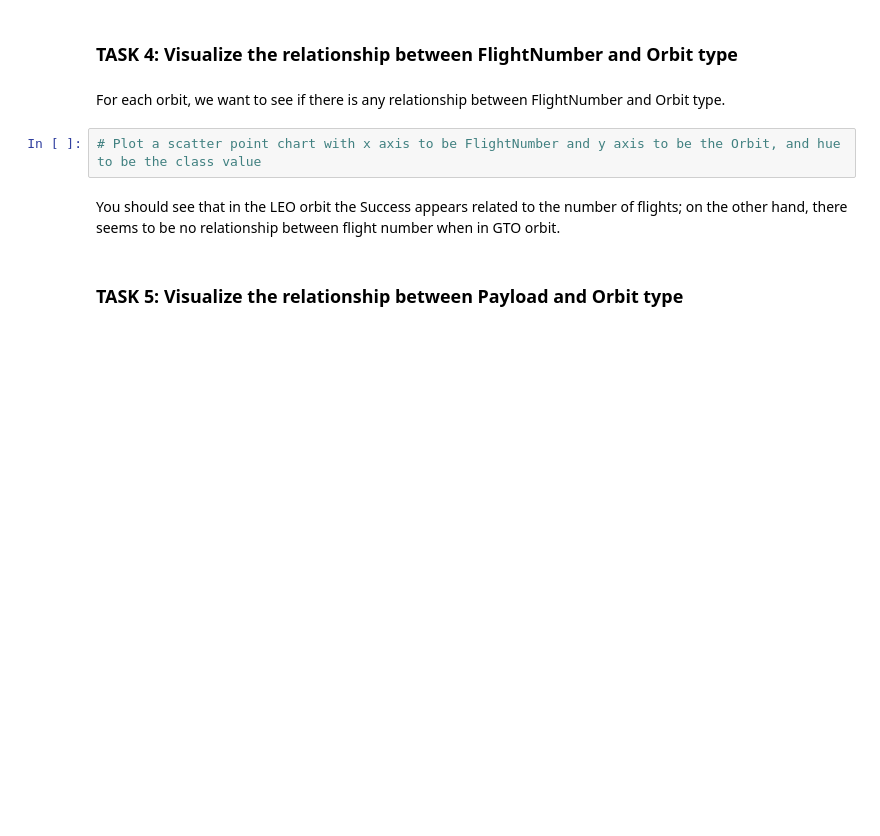
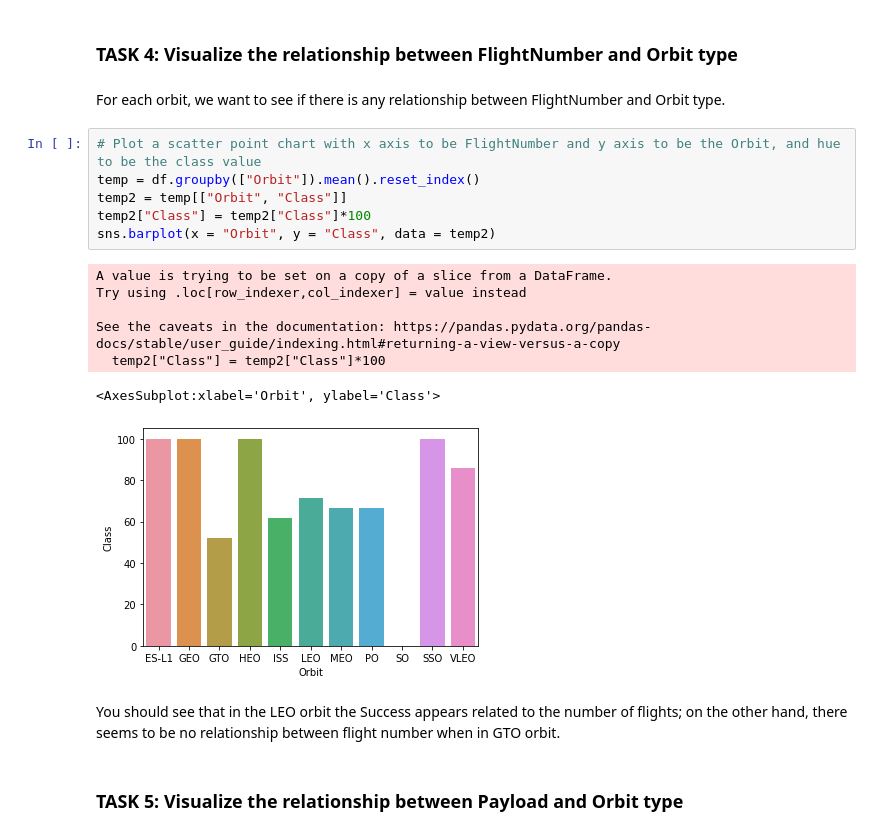
Before and after one commit to venom-f3/Captsone-DataScienceProfessional, a Jupyter notebook: EDA with Visualization.ipynb, the cells around one changed output. Saved outputs shown, nothing was run; the diff lists cells and outputs as text; blank space fills up the shorter version.

```diff
--- a/EDA with Visualization.ipynb
+++ b/EDA with Visualization.ipynb
@@ -173,6 +173,18 @@ Analyze the ploted bar chart try to find which orbits have high sucess rate.
 For each orbit, we want to see if there is any relationship between FlightNumber and Orbit type.
 # %%
 # Plot a scatter point chart with x axis to be FlightNumber and y axis to be the Orbit, and hue to be the class value
+temp = df.groupby(["Orbit"]).mean().reset_index()
+temp2 = temp[["Orbit", "Class"]]
+temp2["Class"] = temp2["Class"]*100
+sns.barplot(x = "Orbit", y = "Class", data = temp2)
+# %% [output]
+A value is trying to be set on a copy of a slice from a DataFrame.
+Try using .loc[row_indexer,col_indexer] = value instead
+
+See the caveats in the documentation: https://pandas.pydata.org/pandas-docs/stable/user_guide/indexing.html#returning-a-view-versus-a-copy
+  temp2["Class"] = temp2["Class"]*100
+<AxesSubplot:xlabel='Orbit', ylabel='Class'>
+[figure, added]
 # %% [markdown]
 You should see that in the LEO orbit the Success appears related to the number of flights; on the other hand, there seems to be no relationship between flight number when in GTO orbit.
 # %% [markdown]
```
